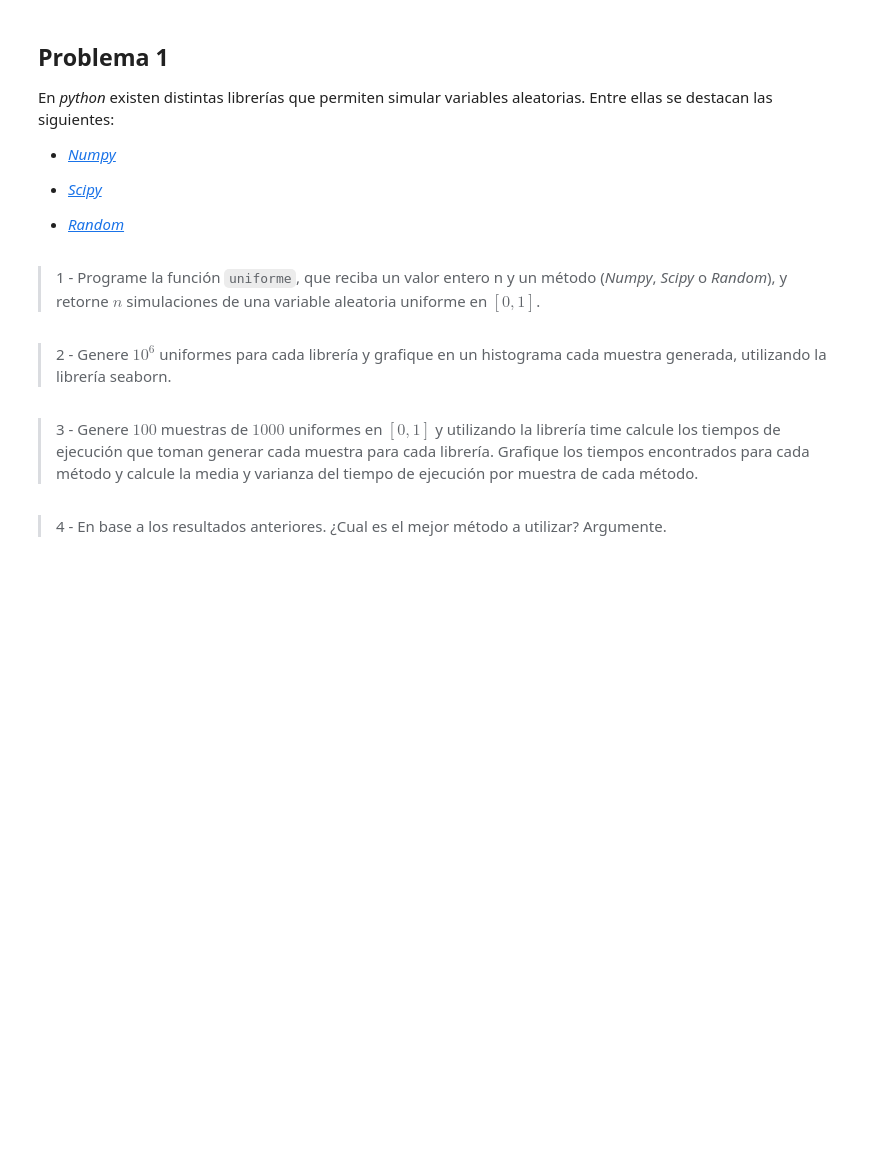
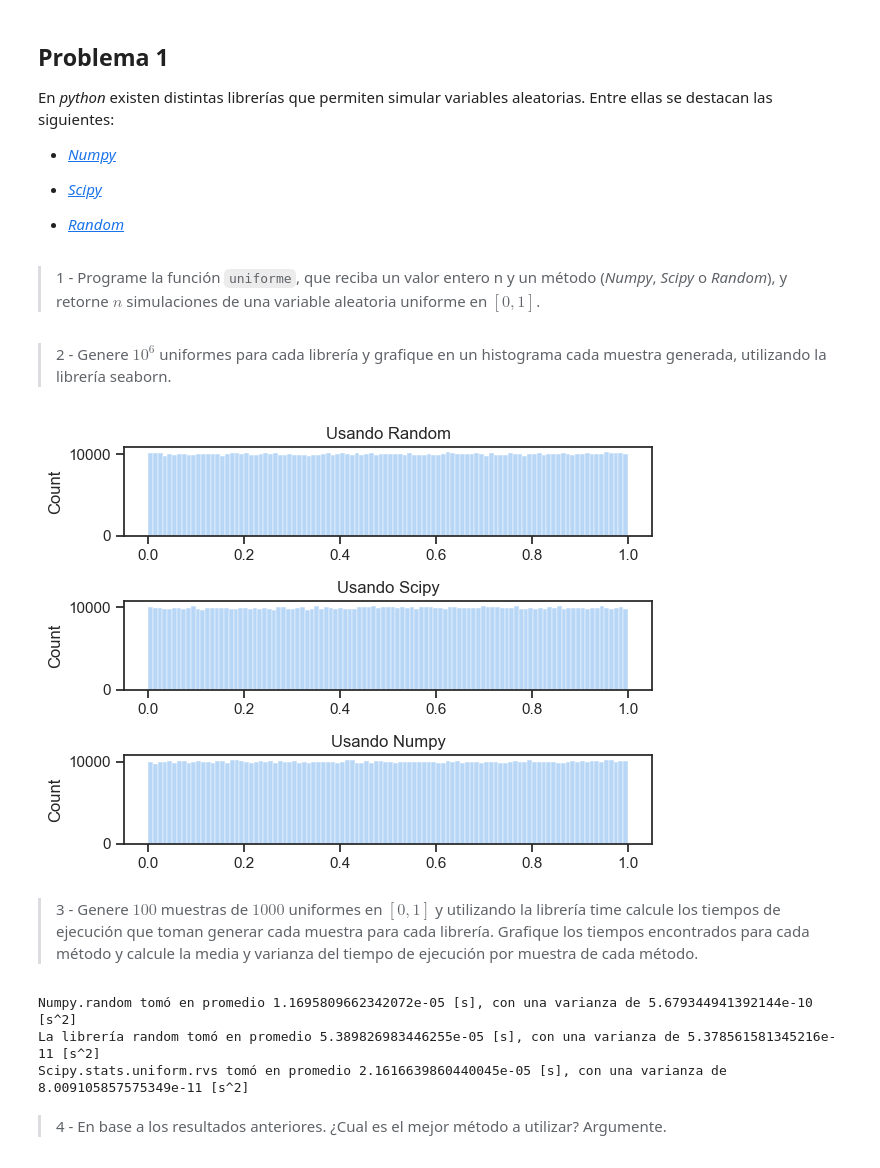
Before and after one commit to Miguel-Escobar/Sim-Estocastica, a Jupyter notebook: Lab 1/lab1.ipynb, the cells around one changed output. Cells and saved outputs as stored; diff of their text form; code cells hidden in the pictures; blank space fills up the shorter version.

```diff
--- a/Lab 1/lab1.ipynb
+++ b/Lab 1/lab1.ipynb
@@ -27,9 +27,78 @@ En _python_ existen distintas librerías que permiten simular variables aleatori
 - [_Random_](https://docs.python.org/3/library/random.html)
 # %% [markdown]
 > 1 - Programe la función ``uniforme``, que reciba un valor entero n y un método (_Numpy_, _Scipy_ o _Random_), y retorne $n$ simulaciones de una variable aleatoria uniforme en $[0, 1]$.
+# %%
+import numpy as np
+from numpy.random import uniform as numpy_uniform
+from random import random
+from scipy.stats import uniform as scipy_uniform
+
+def uniforme(n, method):
+    if method == 'numpy':
+        return numpy_uniform(0, 1, n)
+    elif method == 'random':
+        return np.array([random() for _ in range(n)])
+    elif method == 'scipy':
+        return scipy_uniform.rvs(size=n)
+
+
+# # Test:
+
+# print(uniforme(10, 'numpy'))
+# print(uniforme(10, 'random'))
+# print(uniforme(10, 'scipy'))
 # %% [markdown]
 > 2 - Genere $10^6$ uniformes para cada librería y grafique en un histograma cada muestra generada, utilizando la librería seaborn.
+# %%
+import seaborn as sns
+import matplotlib.pyplot as plt
+
+random_uniform_sample = uniforme(1_000_000, 'random')
+scipy_uniform_sample = uniforme(1_000_000, 'scipy')
+numpy_uniform_sample = uniforme(1_000_000, 'numpy')
+
+fig = plt.figure()
+
+randomax = fig.add_subplot(311)
+scipyax = fig.add_subplot(312)
+numpyax = fig.add_subplot(313)
+
+randomax.set_title('Usando Random')
+numpyax.set_title('Usando Numpy')
+scipyax.set_title('Usando Scipy')
+
+custom_params = {"axes.spines.right": False, "axes.spines.top": False}
+
+sns.set_theme(style='ticks', palette='pastel')
+sns.histplot(random_uniform_sample, ax=randomax, )
+sns.histplot(numpy_uniform_sample, ax=numpyax)
+sns.histplot(scipy_uniform_sample, ax=scipyax)
+
+fig.tight_layout()
+plt.show()
+# %% [output]
+[figure, added]
 # %% [markdown]
 > 3 - Genere $100$ muestras de $1000$ uniformes en $[0,1]$ y utilizando la librería time calcule los tiempos de ejecución que toman generar cada muestra para cada librería. Grafique los tiempos encontrados para cada método y calcule la media y varianza del tiempo de ejecución por muestra de cada método.
+# %%
+from time import perf_counter
+
+def time_method(method, sample_size=1000):
+    t1 = perf_counter()
+    uniforme(sample_size, method)
+    t2 = perf_counter()
+    return t2 - t1
+
+numpy_times = np.array([time_method('numpy') for _ in range(100)])
+scipy_times = np.array([time_method('scipy') for _ in range(100)])
+random_times = np.array([time_method('random') for _ in range(100)])
+
+print(f'Numpy.random tomó en promedio {numpy_times.mean()} [s], con una varianza de {numpy_times.var()} [s^2]')
+print(f'La librería random tomó en promedio {random_times.mean()} [s], con una varianza de {random_times.var()} [s^2]')
+print(f'Scipy.stats.uniform.rvs tomó en promedio {scipy_times.mean()} [s], con una varianza de {scipy_times.var()} [s^2]')
+# %% [output]
+Numpy.random tomó en promedio 1.1695809662342072e-05 [s], con una varianza de 5.679344941392144e-10 [s^2]
+La librería random tomó en promedio 5.389826983446255e-05 [s], con una varianza de 5.378561581345216e-11 [s^2]
+Scipy.stats.uniform.rvs tomó en promedio 2.1616639860440045e-05 [s], con una varianza de 8.009105857575349e-11 [s^2]
 # %% [markdown]
 > 4 - En base a los resultados anteriores. ¿Cual es el mejor método a utilizar? Argumente.
```
Also changed, not shown: parts of 5 cells of this notebook.
